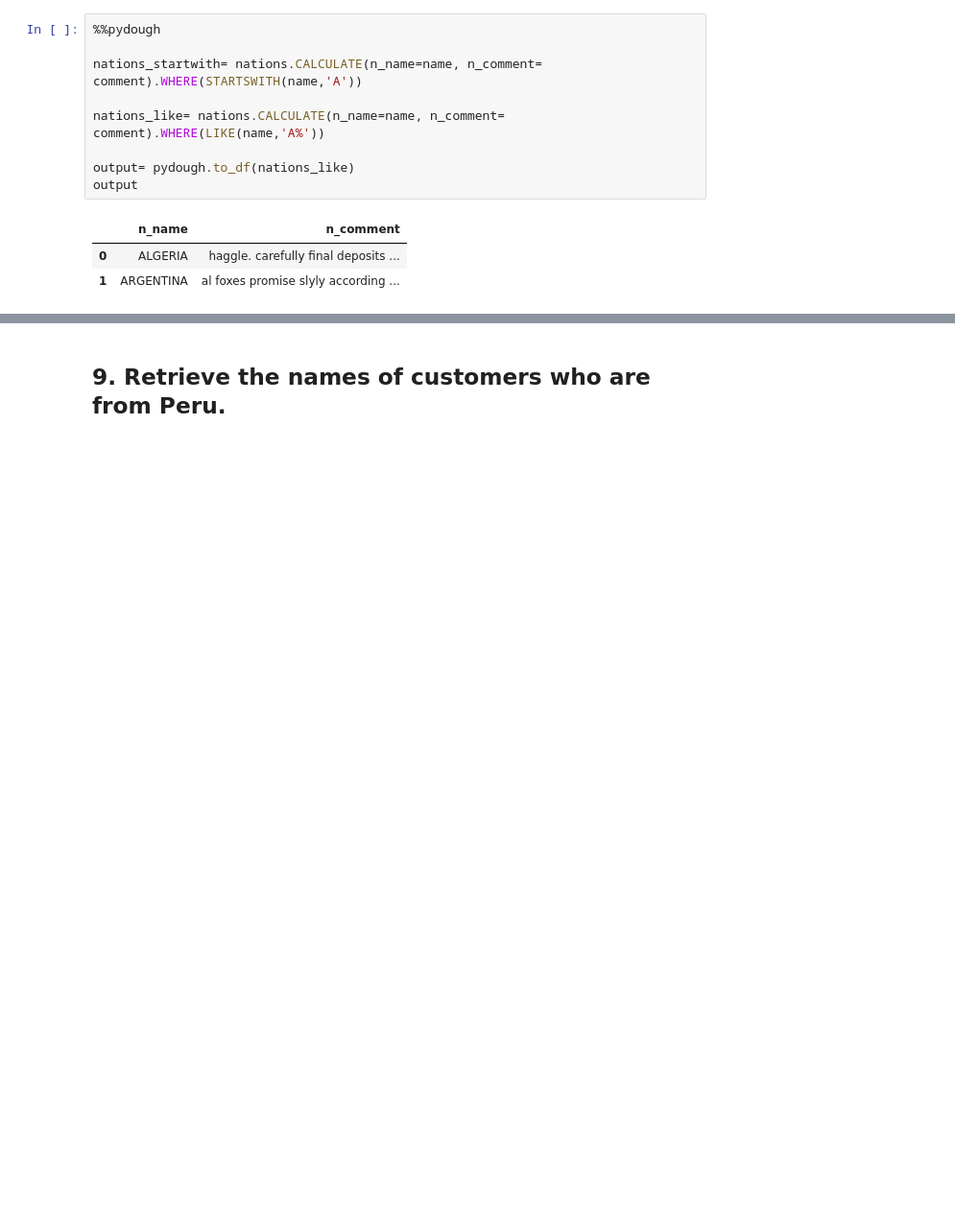
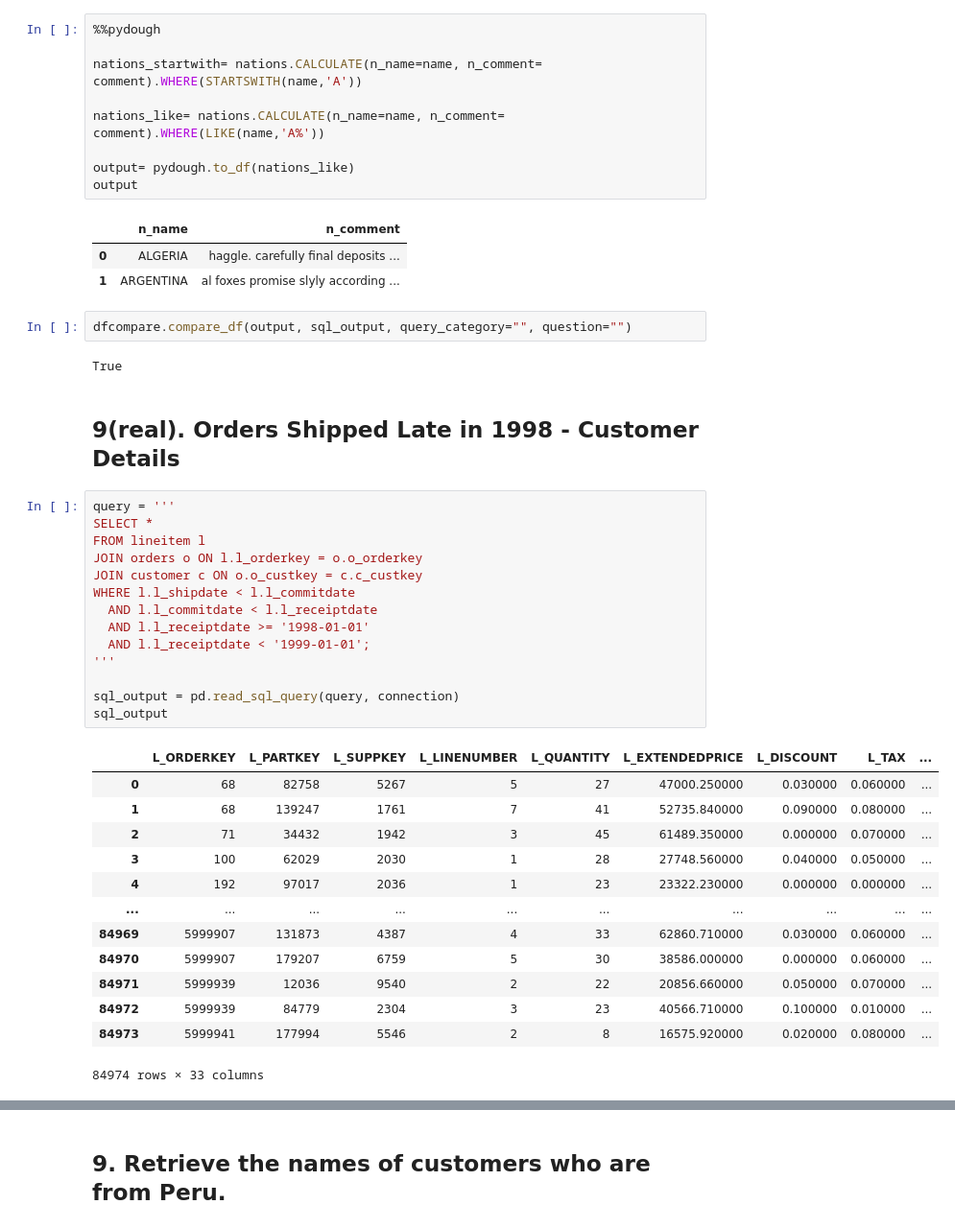
Before and after one commit to bodo-ai/text2pydough, a Jupyter notebook: workbench/AAraya/TPCH_Testing.ipynb, the cells around one changed output, grey strips where cells are left out. Shown at 96% size. Saved outputs shown, nothing was run; the diff lists cells and outputs as text; blank space fills up the shorter version.

```diff
--- a/workbench/AAraya/TPCH_Testing.ipynb
+++ b/workbench/AAraya/TPCH_Testing.ipynb
@@ -456,3 +453,37 @@ output
 |  | n_name | n_comment |
 | 0 | ALGERIA | haggle. carefully final deposits ... |
 | 1 | ARGENTINA | al foxes promise slyly according ... |
+# %%
+dfcompare.compare_df(output, sql_output, query_category="", question="")
+# %% [output]
+True
+# %% [markdown]
+## 9(real). Orders Shipped Late in 1998 - Customer Details
+# %%
+query = '''
+SELECT *
+FROM lineitem l
+JOIN orders o ON l.l_orderkey = o.o_orderkey
+JOIN customer c ON o.o_custkey = c.c_custkey
+WHERE l.l_shipdate < l.l_commitdate
+  AND l.l_commitdate < l.l_receiptdate
+  AND l.l_receiptdate >= '1998-01-01'
+  AND l.l_receiptdate < '1999-01-01';
+'''
+
+sql_output = pd.read_sql_query(query, connection)
+sql_output
+# %% [output]
+|  | L_ORDERKEY | L_PARTKEY | L_SUPPKEY | L_LINENUMBER | L_QUANTITY | L_EXTENDEDPRICE | L_DISCOUNT | L_TAX | ... |
+| 0 | 68 | 82758 | 5267 | 5 | 27 | 47000.250000 | 0.030000 | 0.060000 | ... |
+| 1 | 68 | 139247 | 1761 | 7 | 41 | 52735.840000 | 0.090000 | 0.080000 | ... |
+| 2 | 71 | 34432 | 1942 | 3 | 45 | 61489.350000 | 0.000000 | 0.070000 | ... |
+| 3 | 100 | 62029 | 2030 | 1 | 28 | 27748.560000 | 0.040000 | 0.050000 | ... |
+| 4 | 192 | 97017 | 2036 | 1 | 23 | 23322.230000 | 0.000000 | 0.000000 | ... |
+| ... | ... | ... | ... | ... | ... | ... | ... | ... | ... |
+| 84969 | 5999907 | 131873 | 4387 | 4 | 33 | 62860.710000 | 0.030000 | 0.060000 | ... |
+| 84970 | 5999907 | 179207 | 6759 | 5 | 30 | 38586.000000 | 0.000000 | 0.060000 | ... |
+| 84971 | 5999939 | 12036 | 9540 | 2 | 22 | 20856.660000 | 0.050000 | 0.070000 | ... |
+| 84972 | 5999939 | 84779 | 2304 | 3 | 23 | 40566.710000 | 0.100000 | 0.010000 | ... |
+| 84973 | 5999941 | 177994 | 5546 | 2 | 8 | 16575.920000 | 0.020000 | 0.080000 | ... |
+84974 rows × 33 columns
```
Also changed, not shown: parts of 105 cells of this notebook.
